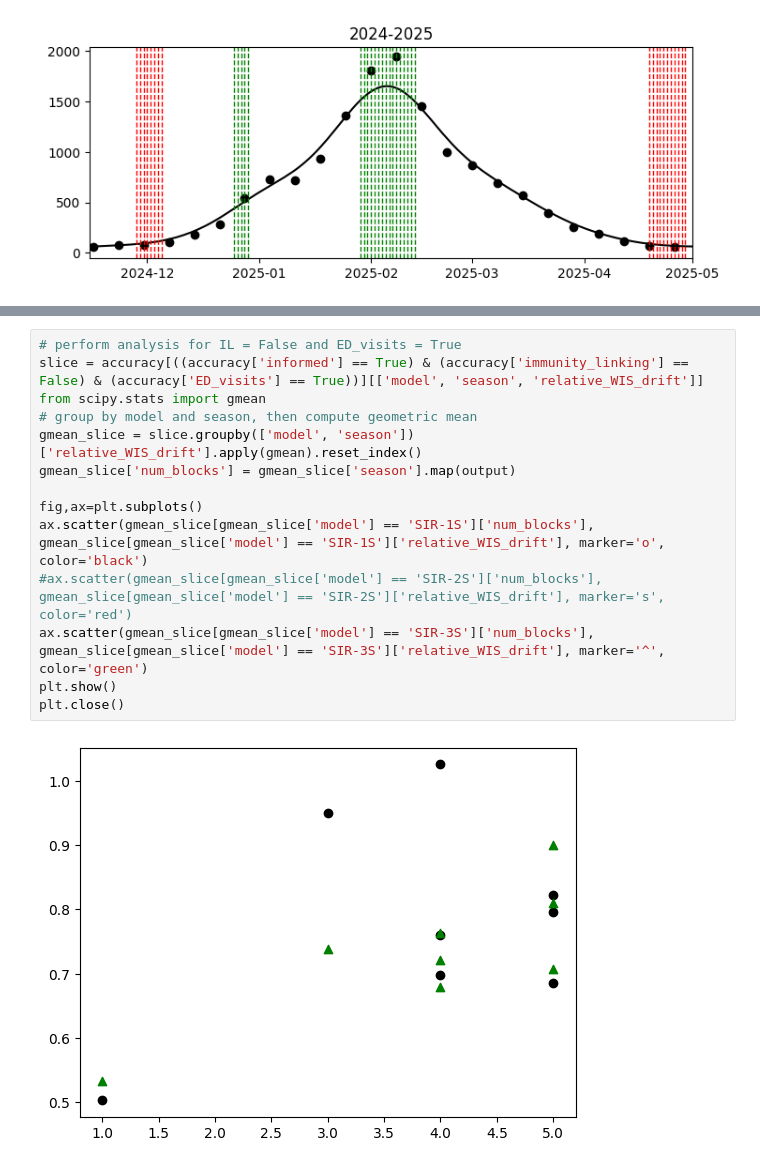
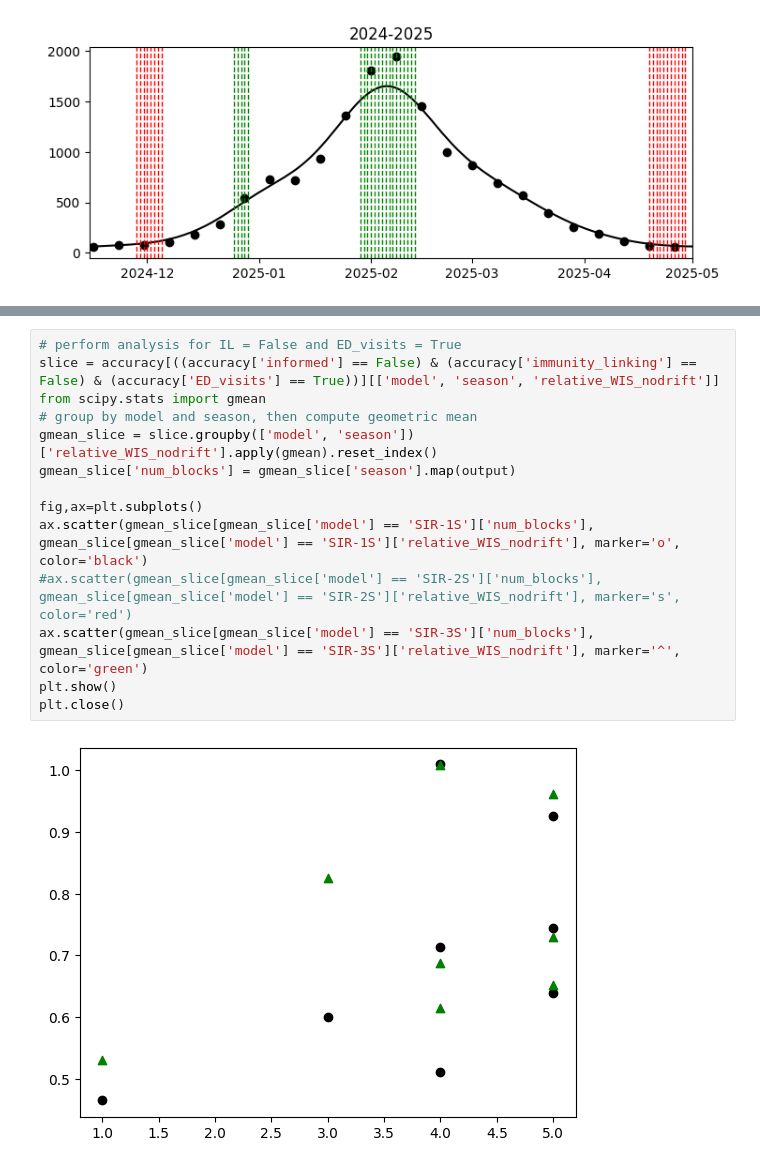
Before and after one commit to twallema/JHU-Cornell_hierarchSIR, a Jupyter notebook: scripts/manuscript/visualise-accuracy/leave-one-out/WIS_vs_infliction-points.ipynb, the cells around one changed output, grey strips where cells are left out. Drawn from its saved outputs; the diff is of its cells as text.

```diff
--- a/scripts/manuscript/visualise-accuracy/leave-one-out/WIS_vs_infliction-points.ipynb
+++ b/scripts/manuscript/visualise-accuracy/leave-one-out/WIS_vs_infliction-points.ipynb
@@ -98,16 +87,16 @@ Name: large_curvature_regions, dtype: int64
 # %%
 # perform analysis for IL = False and ED_visits = True
-slice = accuracy[((accuracy['informed'] == True) & (accuracy['immunity_linking'] == False) & (accuracy['ED_visits'] == True))][['model', 'season', 'relative_WIS_drift']]
+slice = accuracy[((accuracy['informed'] == False) & (accuracy['immunity_linking'] == False) & (accuracy['ED_visits'] == True))][['model', 'season', 'relative_WIS_nodrift']]
 from scipy.stats import gmean
 # group by model and season, then compute geometric mean
-gmean_slice = slice.groupby(['model', 'season'])['relative_WIS_drift'].apply(gmean).reset_index()
+gmean_slice = slice.groupby(['model', 'season'])['relative_WIS_nodrift'].apply(gmean).reset_index()
 gmean_slice['num_blocks'] = gmean_slice['season'].map(output)
 
 fig,ax=plt.subplots()
-ax.scatter(gmean_slice[gmean_slice['model'] == 'SIR-1S']['num_blocks'], gmean_slice[gmean_slice['model'] == 'SIR-1S']['relative_WIS_drift'], marker='o', color='black')
-#ax.scatter(gmean_slice[gmean_slice['model'] == 'SIR-2S']['num_blocks'], gmean_slice[gmean_slice['model'] == 'SIR-2S']['relative_WIS_drift'], marker='s', color='red')
-ax.scatter(gmean_slice[gmean_slice['model'] == 'SIR-3S']['num_blocks'], gmean_slice[gmean_slice['model'] == 'SIR-3S']['relative_WIS_drift'], marker='^', color='green')
+ax.scatter(gmean_slice[gmean_slice['model'] == 'SIR-1S']['num_blocks'], gmean_slice[gmean_slice['model'] == 'SIR-1S']['relative_WIS_nodrift'], marker='o', color='black')
+#ax.scatter(gmean_slice[gmean_slice['model'] == 'SIR-2S']['num_blocks'], gmean_slice[gmean_slice['model'] == 'SIR-2S']['relative_WIS_nodrift'], marker='s', color='red')
+ax.scatter(gmean_slice[gmean_slice['model'] == 'SIR-3S']['num_blocks'], gmean_slice[gmean_slice['model'] == 'SIR-3S']['relative_WIS_nodrift'], marker='^', color='green')
 plt.show()
 plt.close()
 # %% [output]
-[figure, old version]
+[figure, new version]
```
Also changed, not shown: parts of 4 cells of this notebook.
